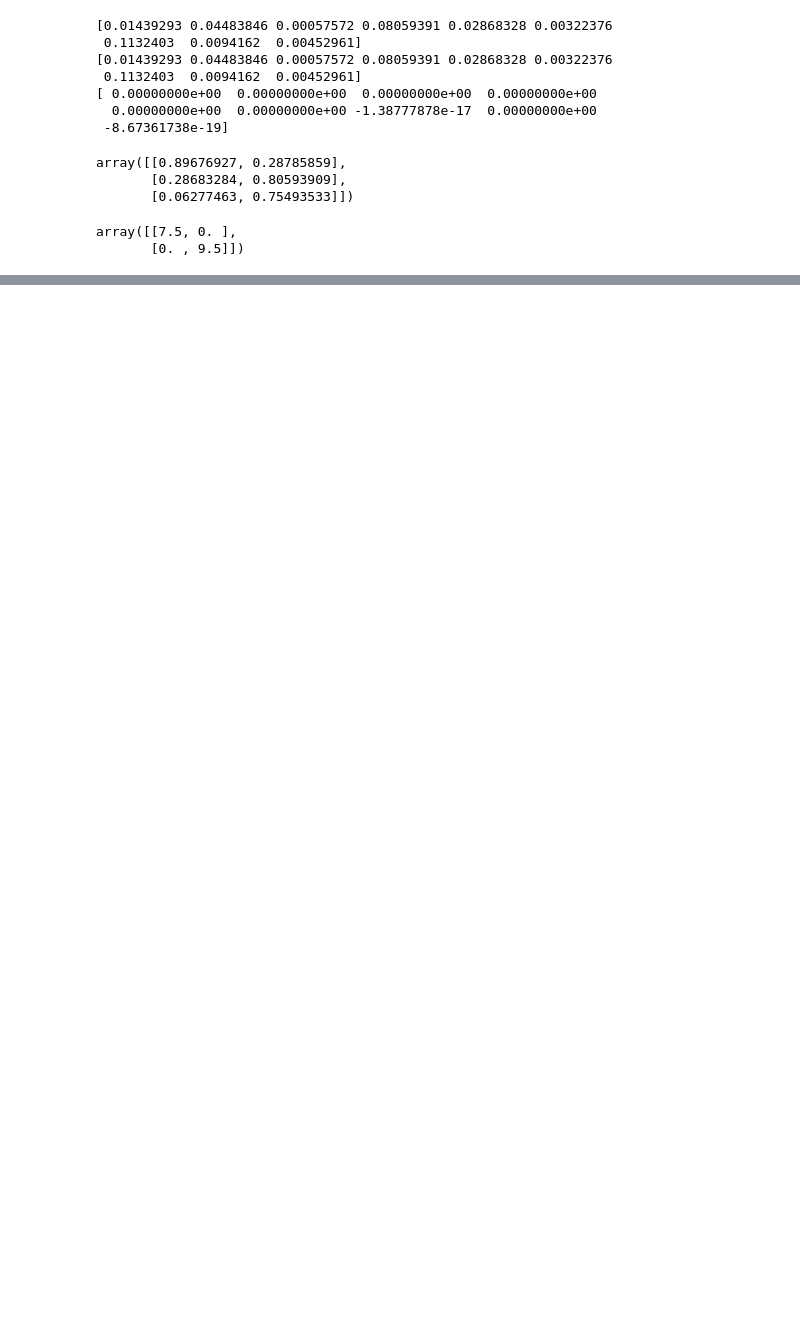
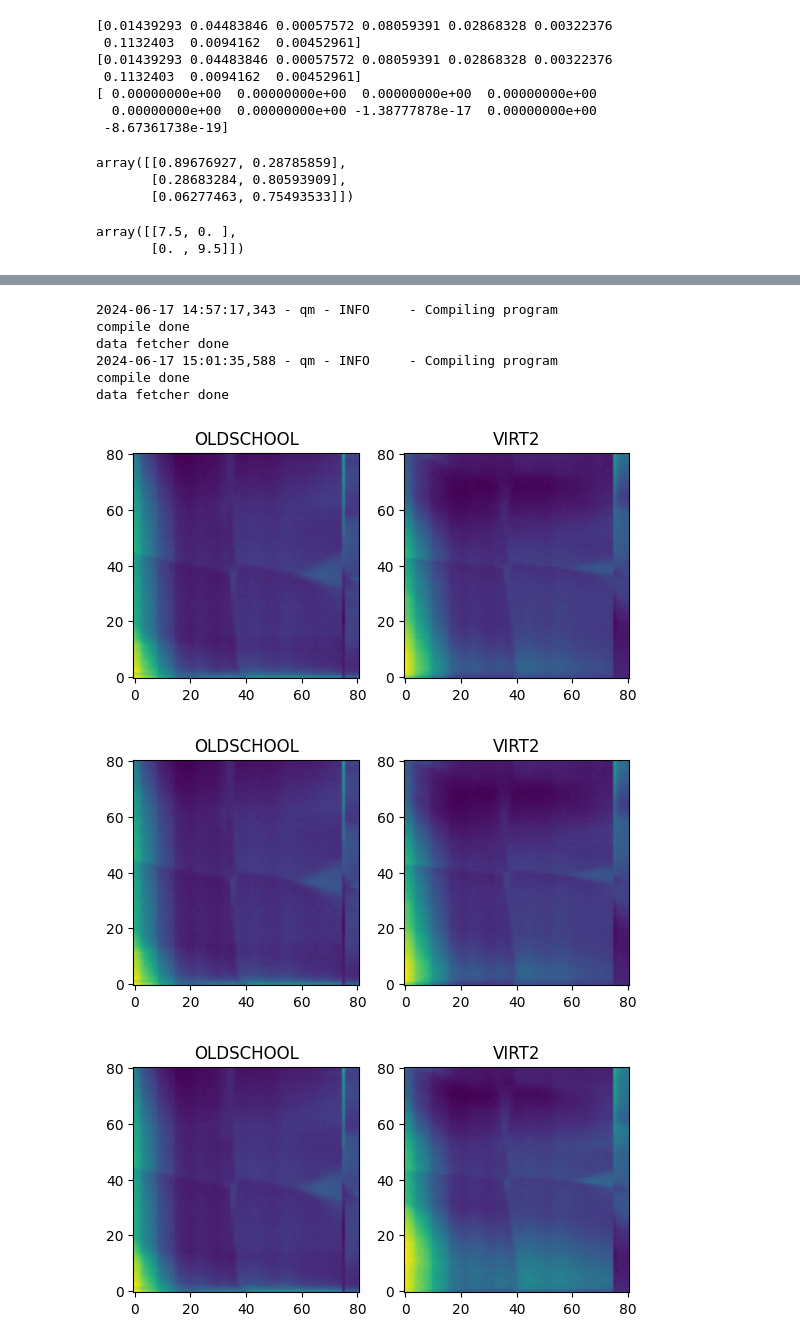
Before and after one commit to RasmusBC59/Qstream, a Jupyter notebook: qstream/qm/test_stuff_13JUN24.ipynb, the cells around one changed output, grey strips where cells are left out. Cells and saved outputs as stored; diff of their text form; code cells hidden in the pictures; blank space fills up the shorter version.

```diff
--- a/qstream/qm/test_stuff_13JUN24.ipynb
+++ b/qstream/qm/test_stuff_13JUN24.ipynb
@@ -132,0 +359,43 @@ array([[7.5, 0. ],
+# %%
+from opx_tools.opx_setup import simulate_program
+
+measurer = Virt2(**old_k_params)
+print('compile done')
+measurer.start_acquisition()
+print('data fetcher done')
+# print('started')
+datasets2 = []
+
+for i in range(1):
+    datasets2.append(measurer.fetch_results())
+measurer.job.halt()
+
+measurer = VirtualGateSetMeasurement(**old_k_params)
+print('compile done')
+measurer.start_acquisition()
+print('data fetcher done')
+# print('started')
+datasets1 = []
+
+for i in range(1):
+    datasets1.append(measurer.fetch_results())
+
+measurer.job.halt()
+
+for dset1, dset2 in zip(datasets1, datasets2):
+    fig, axes = plt.subplots(1,2)
+    axes[0].imshow(dset1[0]**2 + dset1[1]**2, origin='lower')
+    axes[1].imshow(dset2[0]**2 + dset2[1]**2, origin='lower')
+
+    axes[1].set_title('VIRT2')
+    axes[0].set_title('OLDSCHOOL')
+# %% [output]
+2024-06-17 14:57:17,343 - qm - INFO     - Compiling program
+compile done
+data fetcher done
+2024-06-17 15:01:35,588 - qm - INFO     - Compiling program
+compile done
+data fetcher done
+[figure, added]
+[figure, added]
+[figure, added]
```
Also changed, not shown: parts of 22 cells of this notebook, 3 other files.
